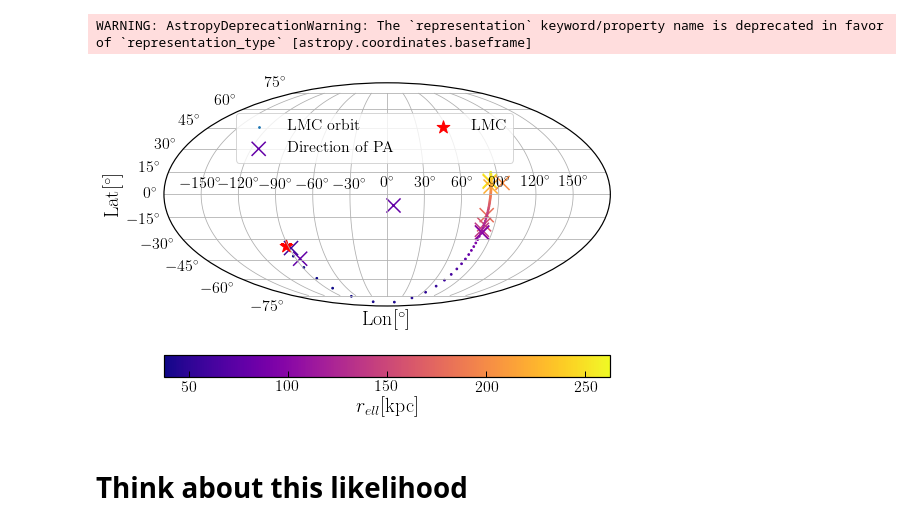
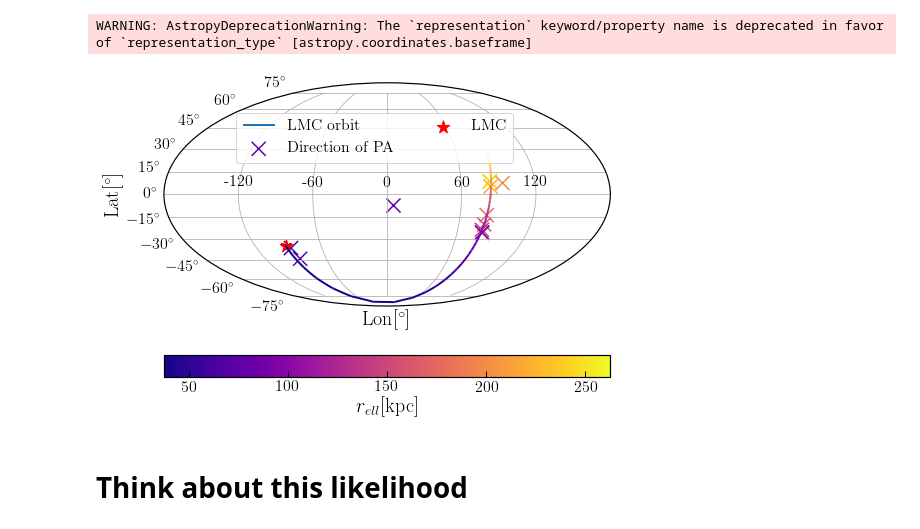
Before and after one commit to jngaravitoc/MW-LMC-SCF, a Jupyter notebook: code/halo_shape/BFE_density_ellipse_fit.ipynb, the cells around one changed output. Cells and saved outputs as stored; diff of their text form; code cells hidden in the pictures.

```diff
--- a/code/halo_shape/BFE_density_ellipse_fit.ipynb
+++ b/code/halo_shape/BFE_density_ellipse_fit.ipynb
@@ -193,0 +228,9 @@ plt.savefig('shape_mwlmc5_vera_ciro.pdf', bbox_inches='tight')
+# %%
+xyz_contours = np.array([x_grid[rho_contours[0]], y_grid[rho_contours[0]], z_grid[rho_contours[0]]]).T
+xyz_fit = np.array([pos_ell[0][:,:,0].flatten(), pos_ell[0][:,:,1].flatten(), pos_ell[0][:,:,2].flatten()]).T
+# %%
+d = np.zeros(12)
+for i in range(12):
+    xyz_contours = np.array([x_grid[rho_contours[i]], y_grid[rho_contours[i]], z_grid[rho_contours[i]]]).T
+    xyz_fit = np.array([pos_ell[i][:,:,0].flatten(), pos_ell[i][:,:,1].flatten(), pos_ell[i][:,:,2].flatten()]).T
+    d[i] = dMH(xyz_contours, xyz_fit)
@@ -775,34 +855,54 @@ f = interp1d(Llmc[np.argsort(Llmc)], Blmc[argsort(Llmc)])
 l_lmc_interp = np.linspace(np.min(Llmc), np.max(Llmc), 2000)
 b_lmc_interp = f(l_lmc_interp)
 # %%
+from matplotlib.collections import LineCollection
 fig = plt.figure(figsize=(8,6))
-plt.subplot(111, projection='mollweide')
+ax = plt.subplot(111, projection='mollweide')
+
+
+
+points = np.array([Llmc[0:111], Blmc[0:111]]).T.reshape(-1, 1, 2)
+segments = np.concatenate([points[:-1], points[1:]], axis=1)
+
+dlmc= np.sqrt(np.sum(LMC[0:111]**2, axis=1))
+norm = plt.Normalize(dlmc.min(), dlmc.max())
+lc = LineCollection(segments, cmap='plasma', norm=norm, label='LMC orbit')
+
+lc.set_array(dlmc)
+lc.set_linewidth(2)
+line = ax.add_collection(lc)
+
 
 plt.scatter(l_pa[:-3], b_pa[:-3], c=col[:-3], marker='x', s=200)
 #plt.scatter(l_pa[-2:], b_pa[-2:], marker='o', c=col[-3:])
 
-plt.scatter(Llmc[40:110], Blmc[40:110], c=np.sqrt(np.sum(LMC[40:110]**2, axis=1)), cmap='plasma',
-            s=3, label='LMC orbit')
+#plt.scatter(Llmc[40:110], Blmc[40:110], c=np.sqrt(np.sum(LMC[40:110]**2, axis=1)), cmap='plasma',
+#            s=3, label='LMC orbit')
 
 #plt.scatter(l_lmc_interp[140:2000], b_lmc_interp[140:2000], s=1,c=)
 
 plt.scatter(-l_pa[-2:], -b_pa[-2:], c=col[-3:], s=200, marker='x', label='Direction of PA')
 plt.scatter(l_pa[-3], b_pa[-3], marker='x', c=col[-3], s=200)
 plt.scatter(l_lmc, b_lmc, marker='*', c='r', s=180, label=r'$\rm{LMC}$')
 
 plt.grid()
 plt.xlabel(r'$\rm{Lon}[^{\circ}]$')
 plt.ylabel(r'$\rm{Lat}[^{\circ}]$')
 
 plt.legend(ncol=2, bbox_to_anchor=(0.8, 0.9))
 sm = plt.cm.ScalarMappable(cmap=matplotlib.cm.plasma)
 sm.set_array(np.linspace(np.min(r_ell), np.max(r_ell)))
 cbar = plt.colorbar(sm, orientation='horizontal')
 cbar.set_label(r'$r_{ell}\rm{[kpc]}$')
 
+tick_labels = np.array([-120, -60, 0, 60, 120])
+ax.set_xticklabels(tick_labels)
+ax.set_xticks([ -2/3*np.pi, -1/3*np.pi, 0, 1/3*np.pi, 2/3*np.pi])
+
+
 plt.savefig('principal_axis_galactic_mollweide.pdf', bbox_inches='tight')
 # %% [output]
-[figure, old version]
+[figure, new version]
 # %% [markdown]
 # Think about this likelihood
 # %% [markdown]
```
Also changed, not shown: parts of 8 cells of this notebook.
